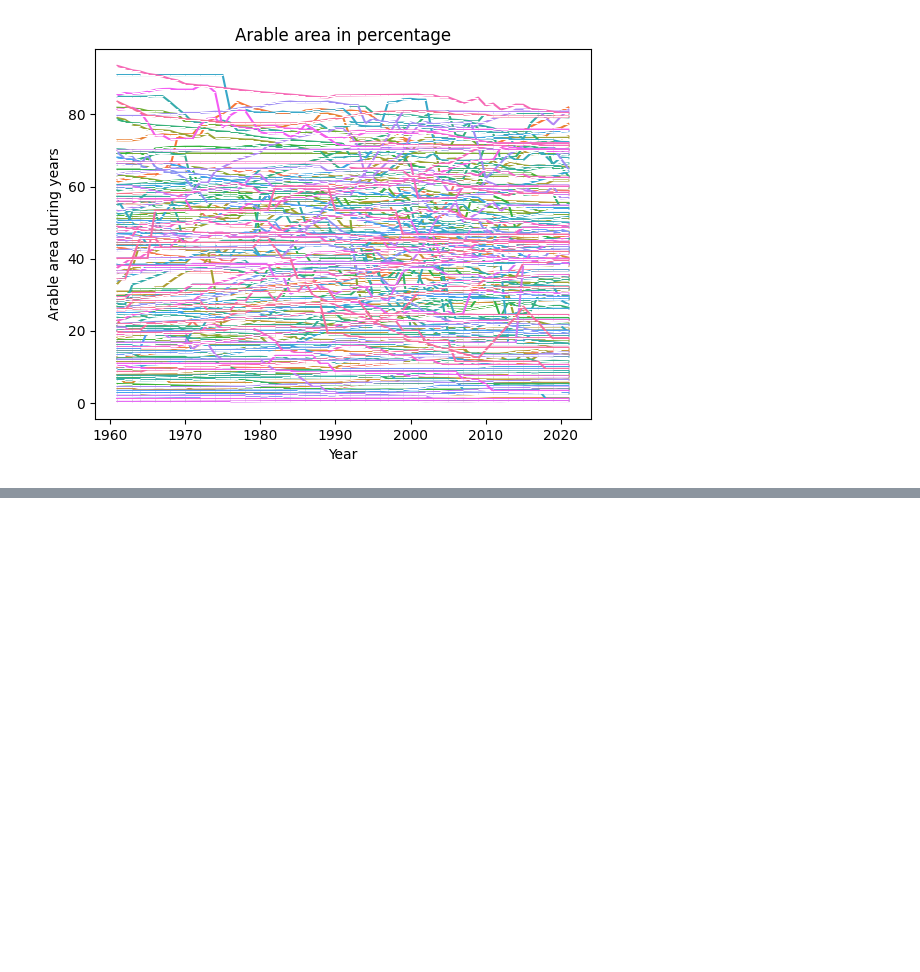
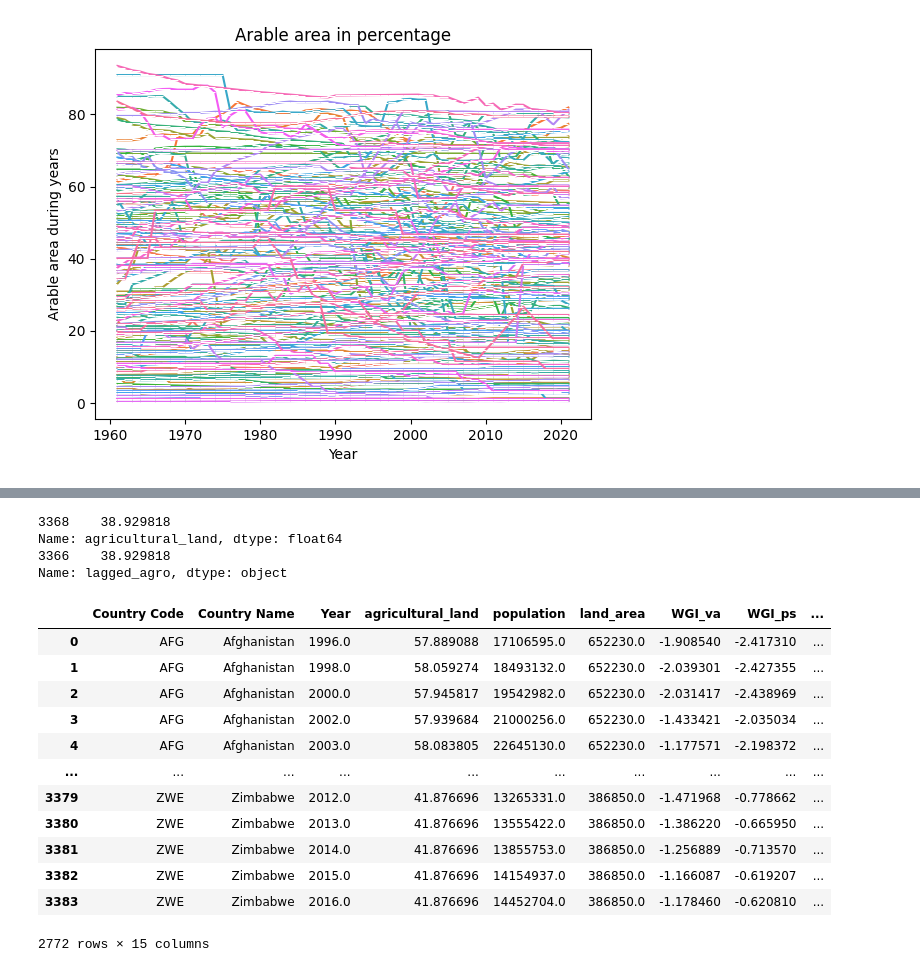
Before and after one commit to marcbarc19/DataScienceExam, a Jupyter notebook: agricultural_land-modelling.ipynb, the cells around one changed output, grey strips where cells are left out. Drawn from its saved outputs; the diff is of its cells as text; code cells hidden in the pictures; blank space fills up the shorter version.

```diff
--- a/agricultural_land-modelling.ipynb
+++ b/agricultural_land-modelling.ipynb
@@ -189,0 +144,3 @@ plt.show()
+# %%
+#Changing name
+agro = melted_df
@@ -189,0 +405,24 @@ plt.show()
+# %%
+#Defining the number of years to lag
+lag_years = 4
+
+#Creating the new column 'lagged_ghg' and initializing with NaN
+agro_full_imputed['lagged_agro'] = pd.NA
+
+#Iterating over each row
+for i in range(len(agro_full_imputed)):
+    country = agro_full_imputed.loc[i, 'Country Code']
+    year = agro_full_imputed.loc[i, 'Year']
+
+    correct_year = year + lag_years
+
+    #Finding the row where the country is the same and the year is 'year + lag_years'
+    lagged_row = agro_full_imputed[(agro_full_imputed['Country Code'] == country) & (agro_full_imputed['Year'] == correct_year)]
+
+    #print(lagged_row['ghg'])
+    #If such a row exists, assign its 'Value' to the 'Lagged_Value' of the current row
+    if not lagged_row.empty:
+        agro_full_imputed.loc[i, 'lagged_agro'] = lagged_row['agricultural_land'].values[0]
+
+#Display the new dataframe
+display(agro_full_imputed)
@@ -189,0 +443,37 @@ plt.show()
+# %%
+#Checking if the lagged is correct
+print(agro_full_imputed[(agro_full_imputed['Country Code'] == 'ZWE') & (agro_full_imputed['Year'] == 2000.0)]['agricultural_land'])
+
+print(agro_full_imputed[(agro_full_imputed['Country Code'] == 'ZWE') & (agro_full_imputed['Year'] == 1996.0)]['lagged_agro'])
+# %% [output]
+3368    38.929818
+Name: agricultural_land, dtype: float64
+3366    38.929818
+Name: lagged_agro, dtype: object
+# %%
+agro_full_imputed['lagged_agro'] = pd.to_numeric(agro_full_imputed['lagged_agro'])
+agro_full_imputed = agro_full_imputed.rename(columns={'Land area (sq. km)':'land_area'})
+agro_full_imputed = agro_full_imputed.rename(columns={'Population, total':'population'})
+agro_full_imputed = agro_full_imputed.rename(columns={'WGI VA':'WGI_va'})
+agro_full_imputed = agro_full_imputed.rename(columns={'WGI GE':'WGI_ge'})
+agro_full_imputed = agro_full_imputed.rename(columns={'WGI RL':'WGI_rl'})
+agro_full_imputed = agro_full_imputed.rename(columns={'WGI RQ':'WGI_rq'})
+agro_full_imputed = agro_full_imputed.rename(columns={'WGI PS':'WGI_ps'})
+agro_full_imputed = agro_full_imputed.rename(columns={'WGI CC':'WGI_cc'})
+agro_full_imputed =agro_full_imputed.dropna()
+
+display(agro_full_imputed)
+# %% [output]
+|  | Country Code | Country Name | Year | agricultural_land | population | land_area | WGI_va | WGI_ps | ... |
+| 0 | AFG | Afghanistan | 1996.0 | 57.889088 | 17106595.0 | 652230.0 | -1.908540 | -2.417310 | ... |
+| 1 | AFG | Afghanistan | 1998.0 | 58.059274 | 18493132.0 | 652230.0 | -2.039301 | -2.427355 | ... |
+| 2 | AFG | Afghanistan | 2000.0 | 57.945817 | 19542982.0 | 652230.0 | -2.031417 | -2.438969 | ... |
+| 3 | AFG | Afghanistan | 2002.0 | 57.939684 | 21000256.0 | 652230.0 | -1.433421 | -2.035034 | ... |
+| 4 | AFG | Afghanistan | 2003.0 | 58.083805 | 22645130.0 | 652230.0 | -1.177571 | -2.198372 | ... |
+| ... | ... | ... | ... | ... | ... | ... | ... | ... | ... |
+| 3379 | ZWE | Zimbabwe | 2012.0 | 41.876696 | 13265331.0 | 386850.0 | -1.471968 | -0.778662 | ... |
+| 3380 | ZWE | Zimbabwe | 2013.0 | 41.876696 | 13555422.0 | 386850.0 | -1.386220 | -0.665950 | ... |
+| 3381 | ZWE | Zimbabwe | 2014.0 | 41.876696 | 13855753.0 | 386850.0 | -1.256889 | -0.713570 | ... |
+| 3382 | ZWE | Zimbabwe | 2015.0 | 41.876696 | 14154937.0 | 386850.0 | -1.166087 | -0.619207 | ... |
+| 3383 | ZWE | Zimbabwe | 2016.0 | 41.876696 | 14452704.0 | 386850.0 | -1.178460 | -0.620810 | ... |
+2772 rows × 15 columns
```
Also changed, not shown: parts of 39 cells of this notebook.
